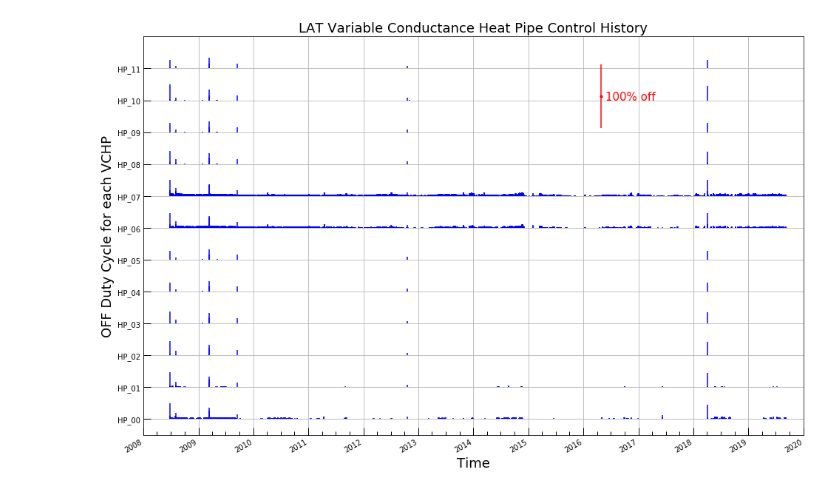
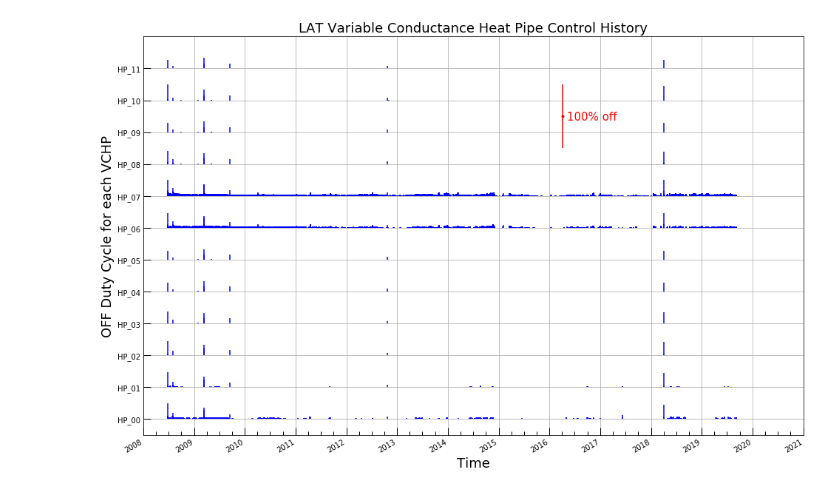
Before and after one commit to rac101/LATmetrics, a Jupyter notebook: LTC/LTC-orderedVCHP-history-ErrorBars.ipynb, the cells around one changed output. Saved outputs shown, nothing was run; the diff lists cells and outputs as text; code cells hidden in the pictures.

```diff
--- a/LTC/LTC-orderedVCHP-history-ErrorBars.ipynb
+++ b/LTC/LTC-orderedVCHP-history-ErrorBars.ipynb
@@ -31,0 +31,32 @@ vals?
+# %%
+# read ASCII file of history of LAT LTC VCHP control
+
+htrfile = "/Users/rac/Documents/GLAST/ISOC/LATmetrics/LTC/htr.history"
+
+# create empty lists
+dates = []
+htr = []
+val = []
+
+# line-by-line read from history file
+for line in open(htrfile):
+    parts = line.strip().split('\t')
+    d = parts[0]
+    vchp_count = len(parts)//3 + 1
+    for i in range(1,vchp_count):
+        idx = (i-1)*3
+        hp = int(parts[idx + 1])
+        ct_max = int(parts[idx + 2])
+        count = int(parts[idx + 3])
+        if ct_max > 0 and count > 0:
+            fraction = count/ct_max
+            dates.append(d)
+            htr.append(hp)
+            val.append(fraction)
+
+dates = pd.to_datetime(dates)
+dates = pd.DataFrame(dates).squeeze()
+htr = pd.DataFrame(htr).squeeze()
+val = pd.DataFrame(val).squeeze()
+val0 = val - val
+vals = [val0, val]
@@ -36,44 +111,44 @@ fig, ax = plt.subplots(figsize = [16,11])
 ax = plt.gca() # get the current axes
 
 datemin = pd.to_datetime('2008-01-01')
-datemax = pd.to_datetime('2020-01-01')
+datemax = pd.to_datetime('2021-01-01')
 plt.xlim(datemin,datemax)
 plt.ylim(-0.5,12)
 ylabels = ('HP_00','HP_01','HP_02','HP_03','HP_04','HP_05','HP_06','HP_07','HP_08','HP_09','HP_10','HP_11')
 plt.yticks(np.arange(12),ylabels)
 plt.errorbar(dates, htr, yerr=vals, color='b',marker='.')
 plt.title('LAT Variable Conductance Heat Pipe Control History',size=18)
 plt.ylabel('OFF Duty Cycle for each VCHP',size=18)
 plt.xlabel('Time',size=18)
-#show scale
-datehsc = ['2016-04-25']
+#show 100% duty cycle scale in red
+datehsc = ['2016-04-05']
 datesc = [pd.to_datetime(d) for d in datehsc]
-plt.errorbar(datesc,10.12,yerr=[1.0],color='r',marker='.')
-datehtxt = '2016-05-25'
+plt.errorbar(datesc,9.5,yerr=[1.0],color='r',marker='.')
+datehtxt = '2016-05-05'
 datetxt = pd.to_datetime(datehtxt)
-plt.text(datetxt, 10, '100% off', color = 'r',size=15)
+plt.text(datetxt, 9.38, '100% off', color = 'r',size=15)
 
 yrule = rrulewrapper(YEARLY, interval=1)
 yloc = RRuleLocator(yrule)
 mrule = rrulewrapper(MONTHLY, interval=3)
 mloc = RRuleLocator(mrule)
 ax.xaxis.set_major_locator(yloc)
 ax.xaxis.set_minor_locator(mloc)
 
 xax = ax.get_xaxis() # get the x-axis
 adf = xax.get_major_formatter() # the auto-formatter
 
 adf.scaled[1./24] = '%H:%M'  # set the < 1day x-axis scale to H:M
 adf.scaled[1.0] = '%Y-%m-%d' # set the > 1day < 1m x-axis scale to Y-m-d
 adf.scaled[30.] = '%Y-%m' # set the > 1month < 1Y x-axis scale to Y-m
 adf.scaled[365.] = '%Y' # set the > 1year x-axis scale to Y
 ax.tick_params(which='major', length=10, width=1, direction='in')
 ax.tick_params(which='minor', length=5, width=1, direction='in')
 #plt.grid(axis='x')
 plt.grid()
 fig.autofmt_xdate()
 # %% [output]
-[figure, old version]
+[figure, new version]
 # %%
 #plt.figure(figsize=(16,6))
 fig, ax = plt.subplots(figsize = [16,11])
```
Also changed, not shown: parts of 5 cells of this notebook, 3 other files.
